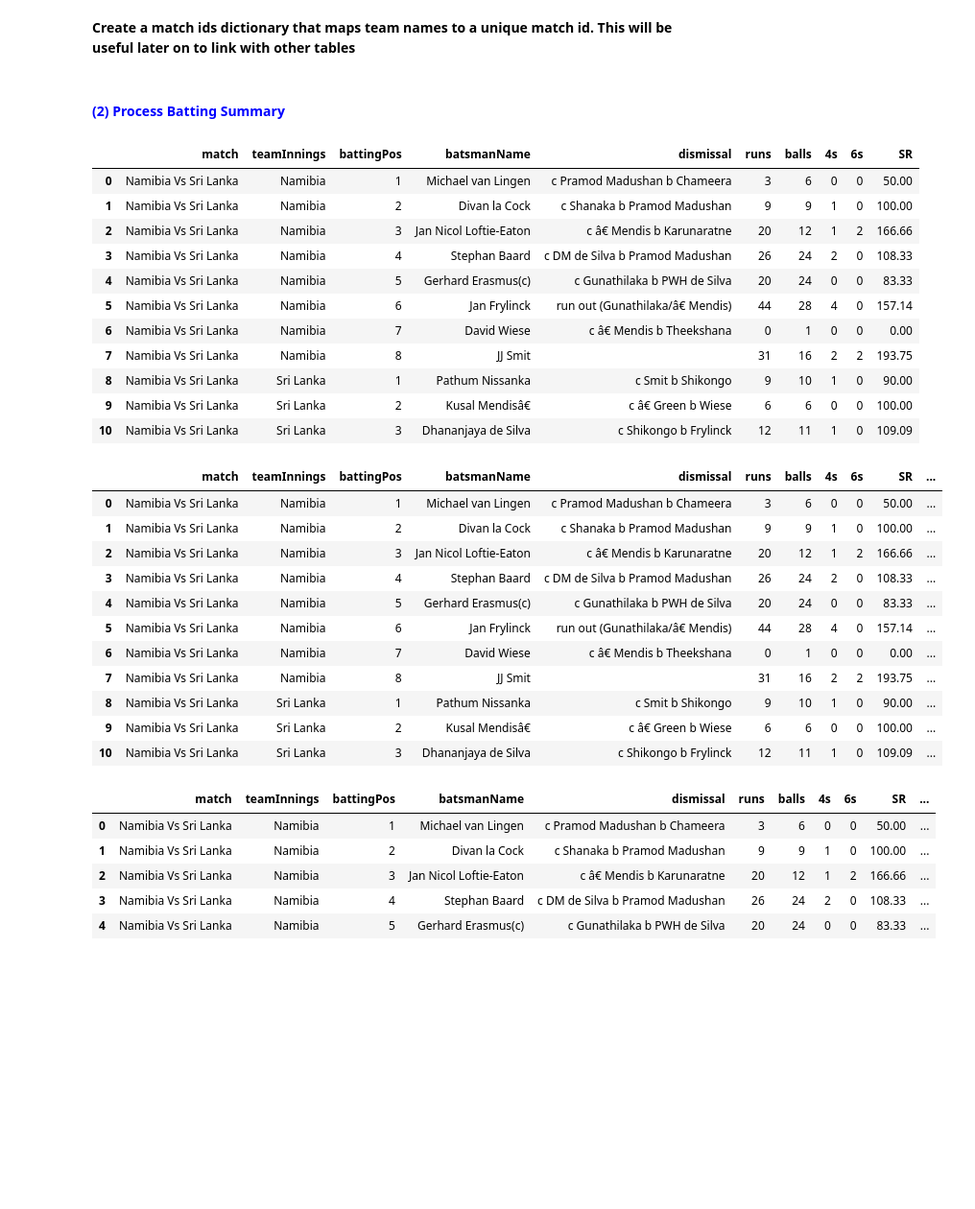
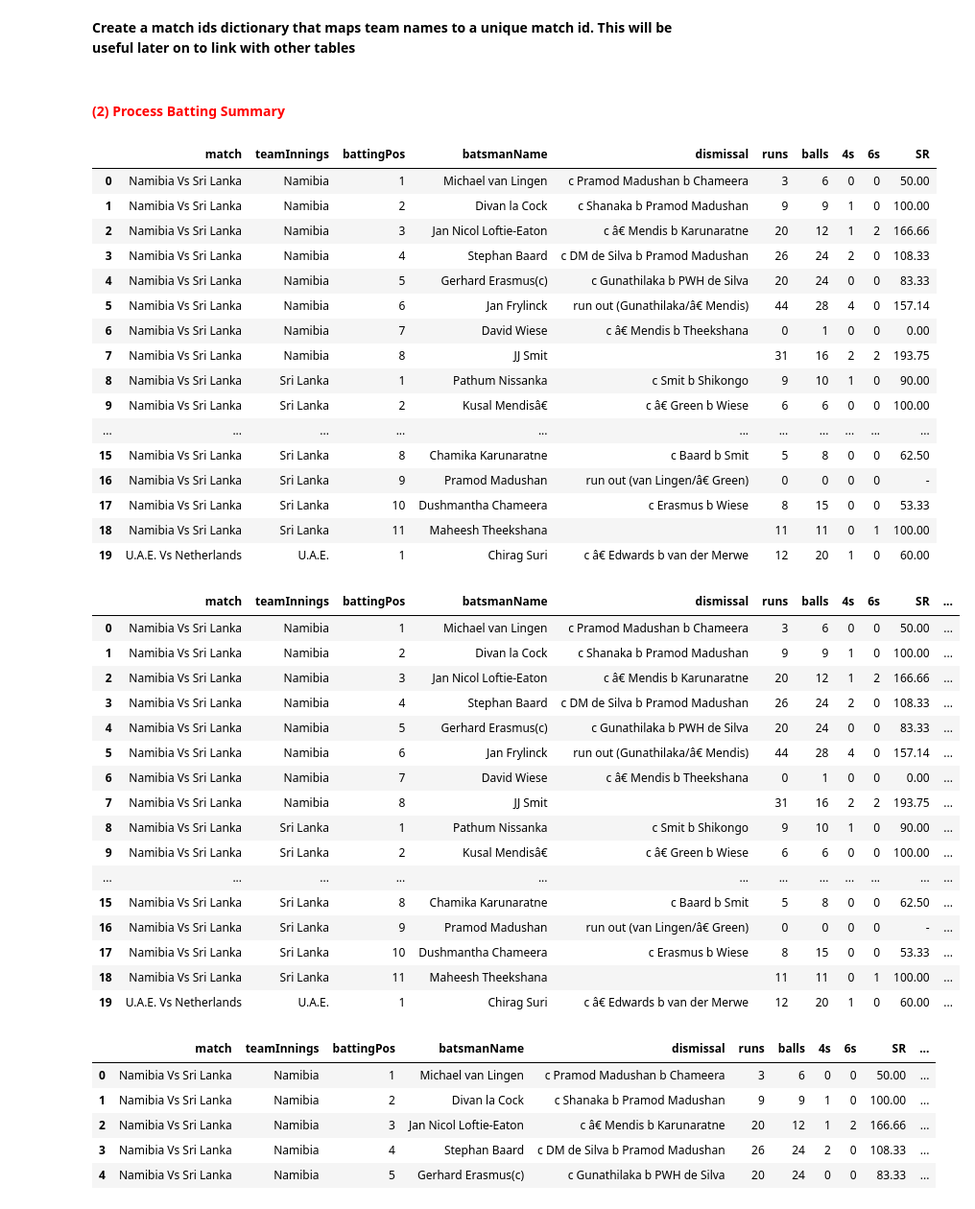
Before and after one commit to logicalNil/ICC_T20_DataAnalysis, a Jupyter notebook: data_collection/t20_data_preprocessing.ipynb, the cells around one changed output. Shown at 96% size. Cells and saved outputs as stored; diff of their text form; code cells hidden in the pictures; blank space fills up the shorter version.

Commit message:
PreProcessed

```diff
--- a/data_collection/t20_data_preprocessing.ipynb
+++ b/data_collection/t20_data_preprocessing.ipynb
@@ -48,7 +48,7 @@ for index, row in df_match.iterrows():
 # %%
 df_match.to_csv('t20_csv_files/dim_match_summary.csv', index = False)
 # %% [markdown]
-<h4 style="color:blue">(2) Process Batting Summary</h4>
+<h4 style="color:red">(2) Process Batting Summary</h4>
 # %%
 with open('t20_json_files/t20_wc_batting_summary.json') as f:
     data = json.load(f)
@@ -57,7 +57,7 @@ with open('t20_json_files/t20_wc_batting_summary.json') as f:
         all_records.extend(rec['battingSummary'])
 
 df_batting = pd.DataFrame(all_records)
-df_batting.head(11)
+df_batting.head(20)
 # %% [output]
 |  | match | teamInnings | battingPos | batsmanName | dismissal | runs | balls | 4s | 6s | SR |
 | 0 | Namibia Vs Sri Lanka | Namibia | 1 | Michael van Lingen | c Pramod Madushan b Chameera | 3 | 6 | 0 | 0 | 50.00 |
@@ -70,23 +70,33 @@ df_batting.head(11)
 | 7 | Namibia Vs Sri Lanka | Namibia | 8 | JJ Smit |  | 31 | 16 | 2 | 2 | 193.75 |
 | 8 | Namibia Vs Sri Lanka | Sri Lanka | 1 | Pathum Nissanka | c Smit b Shikongo | 9 | 10 | 1 | 0 | 90.00 |
 | 9 | Namibia Vs Sri Lanka | Sri Lanka | 2 | Kusal Mendisâ€ | c â€ Green b Wiese | 6 | 6 | 0 | 0 | 100.00 |
-| 10 | Namibia Vs Sri Lanka | Sri Lanka | 3 | Dhananjaya de Silva | c Shikongo b Frylinck | 12 | 11 | 1 | 0 | 109.09 |
+| ... | ... | ... | ... | ... | ... | ... | ... | ... | ... | ... |
+| 15 | Namibia Vs Sri Lanka | Sri Lanka | 8 | Chamika Karunaratne | c Baard b Smit | 5 | 8 | 0 | 0 | 62.50 |
+| 16 | Namibia Vs Sri Lanka | Sri Lanka | 9 | Pramod Madushan | run out (van Lingen/â€ Green) | 0 | 0 | 0 | 0 | - |
+| 17 | Namibia Vs Sri Lanka | Sri Lanka | 10 | Dushmantha Chameera | c Erasmus b Wiese | 8 | 15 | 0 | 0 | 53.33 |
+| 18 | Namibia Vs Sri Lanka | Sri Lanka | 11 | Maheesh Theekshana |  | 11 | 11 | 0 | 1 | 100.00 |
+| 19 | U.A.E. Vs Netherlands | U.A.E. | 1 | Chirag Suri | c â€ Edwards b van der Merwe | 12 | 20 | 1 | 0 | 60.00 |
 # %%
 df_batting['out/not_out'] = df_batting.dismissal.apply(lambda x: "out" if len(x)>0 else "not_out")
-df_batting.head(11)
+df_batting.head(20)
 # %% [output]
 |  | match | teamInnings | battingPos | batsmanName | dismissal | runs | balls | 4s | 6s | SR | ... |
 | 0 | Namibia Vs Sri Lanka | Namibia | 1 | Michael van Lingen | c Pramod Madushan b Chameera | 3 | 6 | 0 | 0 | 50.00 | ... |
 | 1 | Namibia Vs Sri Lanka | Namibia | 2 | Divan la Cock | c Shanaka b Pramod Madushan | 9 | 9 | 1 | 0 | 100.00 | ... |
 | 2 | Namibia Vs Sri Lanka | Namibia | 3 | Jan Nicol Loftie-Eaton | c â€ Mendis b Karunaratne | 20 | 12 | 1 | 2 | 166.66 | ... |
 | 3 | Namibia Vs Sri Lanka | Namibia | 4 | Stephan Baard | c DM de Silva b Pramod Madushan | 26 | 24 | 2 | 0 | 108.33 | ... |
 | 4 | Namibia Vs Sri Lanka | Namibia | 5 | Gerhard Erasmus(c) | c Gunathilaka b PWH de Silva | 20 | 24 | 0 | 0 | 83.33 | ... |
 | 5 | Namibia Vs Sri Lanka | Namibia | 6 | Jan Frylinck | run out (Gunathilaka/â€ Mendis) | 44 | 28 | 4 | 0 | 157.14 | ... |
 | 6 | Namibia Vs Sri Lanka | Namibia | 7 | David Wiese | c â€ Mendis b Theekshana | 0 | 1 | 0 | 0 | 0.00 | ... |
 | 7 | Namibia Vs Sri Lanka | Namibia | 8 | JJ Smit |  | 31 | 16 | 2 | 2 | 193.75 | ... |
 | 8 | Namibia Vs Sri Lanka | Sri Lanka | 1 | Pathum Nissanka | c Smit b Shikongo | 9 | 10 | 1 | 0 | 90.00 | ... |
 | 9 | Namibia Vs Sri Lanka | Sri Lanka | 2 | Kusal Mendisâ€ | c â€ Green b Wiese | 6 | 6 | 0 | 0 | 100.00 | ... |
-| 10 | Namibia Vs Sri Lanka | Sri Lanka | 3 | Dhananjaya de Silva | c Shikongo b Frylinck | 12 | 11 | 1 | 0 | 109.09 | ... |
+| ... | ... | ... | ... | ... | ... | ... | ... | ... | ... | ... | ... |
+| 15 | Namibia Vs Sri Lanka | Sri Lanka | 8 | Chamika Karunaratne | c Baard b Smit | 5 | 8 | 0 | 0 | 62.50 | ... |
+| 16 | Namibia Vs Sri Lanka | Sri Lanka | 9 | Pramod Madushan | run out (van Lingen/â€ Green) | 0 | 0 | 0 | 0 | - | ... |
+| 17 | Namibia Vs Sri Lanka | Sri Lanka | 10 | Dushmantha Chameera | c Erasmus b Wiese | 8 | 15 | 0 | 0 | 53.33 | ... |
+| 18 | Namibia Vs Sri Lanka | Sri Lanka | 11 | Maheesh Theekshana |  | 11 | 11 | 0 | 1 | 100.00 | ... |
+| 19 | U.A.E. Vs Netherlands | U.A.E. | 1 | Chirag Suri | c â€ Edwards b van der Merwe | 12 | 20 | 1 | 0 | 60.00 | ... |
 # %%
 df_batting['match_id'] = df_batting['match'].map(match_ids_dict)
 df_batting.head()
```
Also changed, not shown: parts of 1 cell of this notebook.
